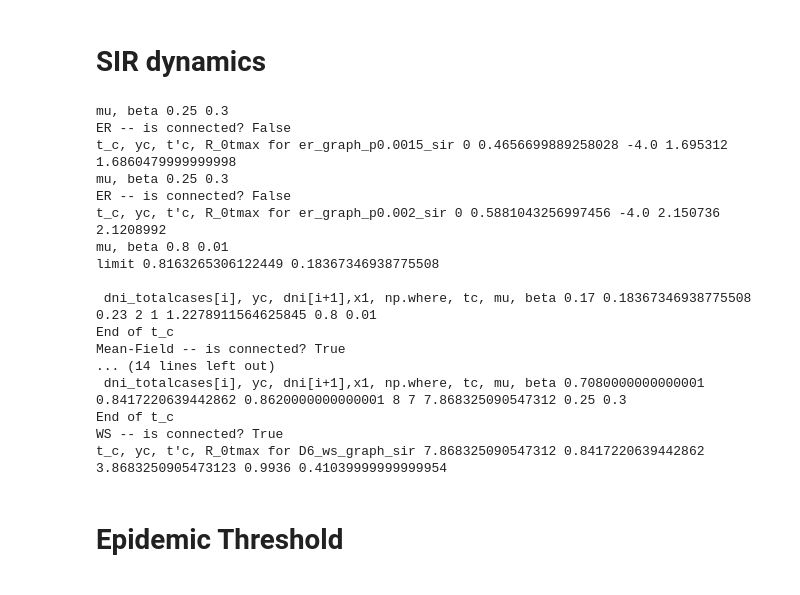
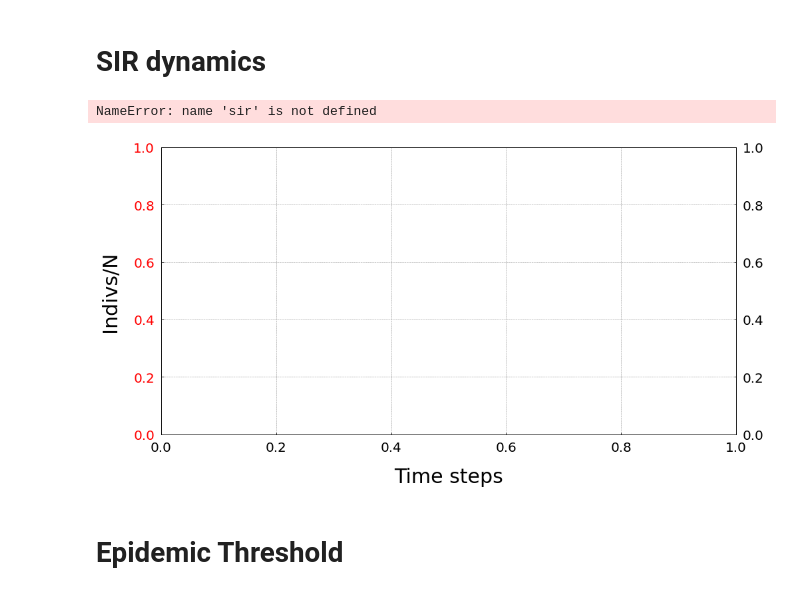
Before and after one commit to RMilock/ComplexSpread, a Jupyter notebook: AutoGen_Plots/Printer.ipynb, the cells around one changed output. Cells and saved outputs as stored; diff of their text form; code cells hidden in the pictures.

```diff
--- a/AutoGen_Plots/Printer.ipynb
+++ b/AutoGen_Plots/Printer.ipynb
@@ -246,25 +266,6 @@ def rhu(n, decimals=1, integer = False): #round_half_up
 def N_D_std_D(G):
   degrees = np.asarray([j for i,j in G.degree()])
   return G.number_of_nodes(), np.mean(degrees), np.std(degrees, ddof = 1)
-
-
-#Set the plot parameters
-def plot_params(ax1, plt_title):
-  #plt.figure(figsize = (15,8))
-  ax1.set_xlabel('Time steps', fontsize = 30, labelpad = 20)
-  ax1.set_ylabel('Indivs/N', fontsize = 30, labelpad = 20)
-  ax1.tick_params(axis = "both", labelsize = 20)
-  ax1.tick_params(axis = "y", labelcolor = "red")
-  ax1.grid(color='grey', linestyle='--', linewidth = 0.5)
-  #plt.tick_labels(axis='both', which='major', pad=15)
-  plt.subplots_adjust(
-    top=0.9,
-    bottom=0.15,  #0.088
-    left=0.12,
-    right=0.92)
-  #ax1.set_title(f"{plt_title}", fontsize = 30, pad = 20)
-  ax1.xaxis.set_tick_params(direction="in", pad=10)
-  ax1.yaxis.set_tick_params(direction="in", pad=10)
 
 def plot_sir(G,beta,mu, fig_name, plt_title):
   import numpy as np
@@ -329,50 +330,34 @@ def plot_sir(G,beta,mu, fig_name, plt_title):
   lines, labels = ax1.get_legend_handles_labels()
   lines2, labels2 = ax2.get_legend_handles_labels()
   ax2.legend(lines + lines2, labels + labels2, loc=7, prop={'size': 15},)
 
-
   #plt.show()
   path_string = "/home/hal21/MEGAsync/Tour_Physics2.0/Thesis/NetSciThesis/Project/ComplexSpread/LateX/images/Ch_TheEpidModels_Methodology"
   plt.savefig(f"{path_string}/{fig_name}.png", format="png", dpi=200)
   plt.close()
 
 
 N = int(1e3)
 beta = 0.3 # infection probability
 mu = 0.25 # recovery probability
 
 # simulate SIR dynamics and obtain prevalence
 for p in [0.0015, 0.002]: #really good graph for beta, mu, p, N = 0.1, 0.2, 0.02, 1000
   G=nx.erdos_renyi_graph(N,p)
   plot_sir(G,beta,mu,f"er_graph_p{p}_sir","ER --")
 
 # simulate SIR dynamics and obtain prevalence
 G = nx.complete_graph(100) # graph
 beta_com, mu_com = 0.01, 0.8
 plot_sir(G,beta_com,mu_com,"complete_graph_sir","Mean-Field --")
 
 # simulate SIR dynamics and obtain prevalence
 Ds = [2,4,6]; p = 0.3
 for D in Ds:
   G=nx.connected_watts_strogatz_graph(N,D,p)
   plot_sir(G,beta,mu,f"D{D}_ws_graph_sir","WS --")
 # %% [output]
-mu, beta 0.25 0.3
-ER -- is connected? False
-t_c, yc, t'c, R_0tmax for er_graph_p0.0015_sir 0 0.4656699889258028 -4.0 1.695312 1.6860479999999998
-mu, beta 0.25 0.3
-ER -- is connected? False
-t_c, yc, t'c, R_0tmax for er_graph_p0.002_sir 0 0.5881043256997456 -4.0 2.150736 2.1208992
-mu, beta 0.8 0.01
-limit 0.8163265306122449 0.18367346938775508
-
- dni_totalcases[i], yc, dni[i+1],x1, np.where, tc, mu, beta 0.17 0.18367346938775508 0.23 2 1 1.2278911564625845 0.8 0.01
-End of t_c
-Mean-Field -- is connected? True
-... (14 lines left out)
- dni_totalcases[i], yc, dni[i+1],x1, np.where, tc, mu, beta 0.7080000000000001 0.8417220639442862 0.8620000000000001 8 7 7.868325090547312 0.25 0.3
-End of t_c
-WS -- is connected? True
-t_c, yc, t'c, R_0tmax for D6_ws_graph_sir 7.868325090547312 0.8417220639442862 3.8683250905473123 0.9936 0.41039999999999954
+NameError: name 'sir' is not defined
+[figure, added]
 # %%
 def mfsir(N,beta,mu,K):
```
Also changed, not shown: parts of 11 cells of this notebook, 16 other files.
